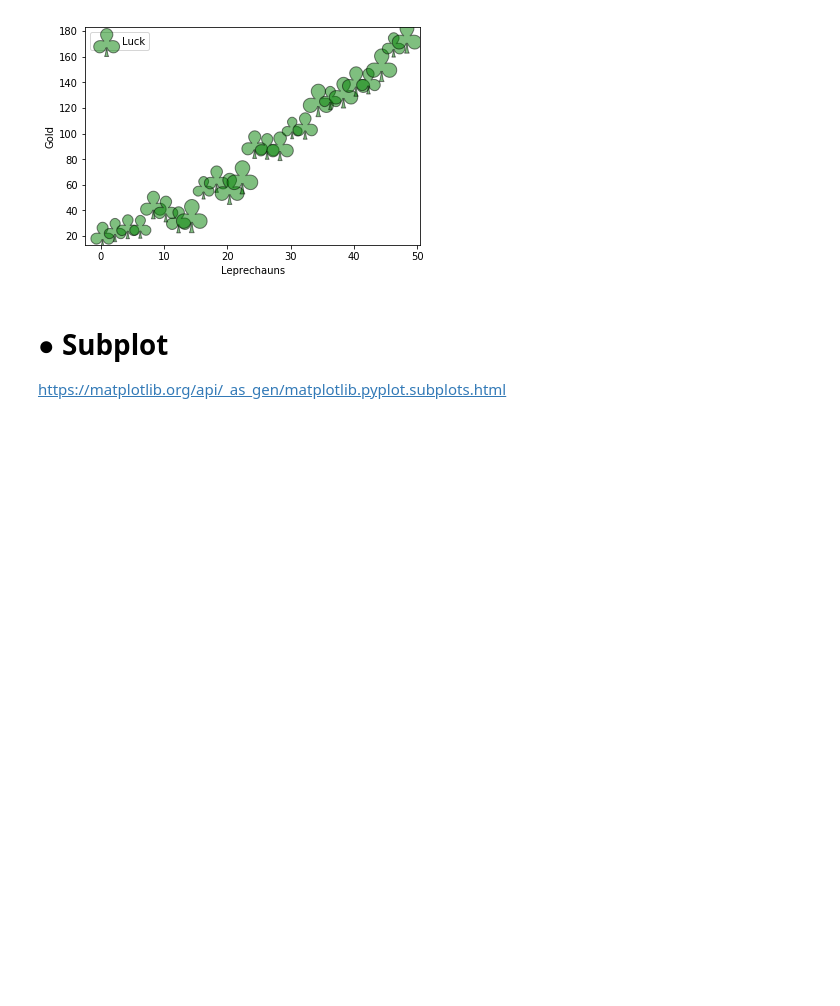
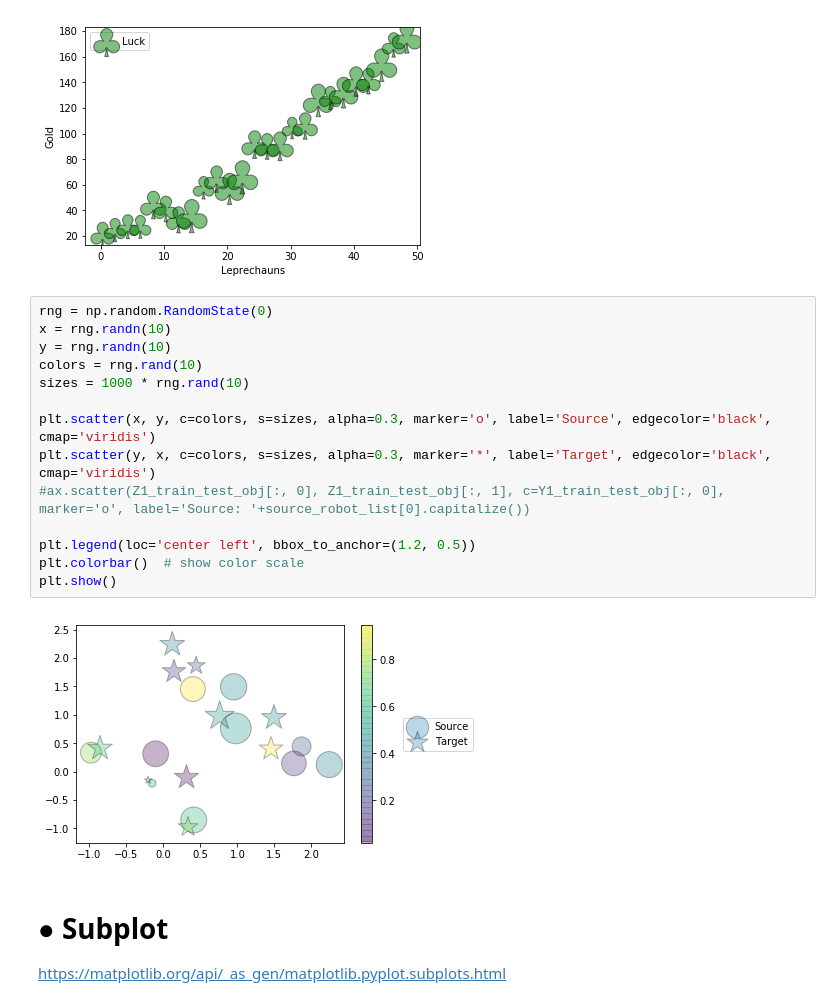
Before and after one commit to gtatiya/Python-Programming, a Jupyter notebook: Matplotlib API/pyplot.ipynb, the cells around one changed output. Cells and saved outputs as stored; diff of their text form; blank space fills up the shorter version.

```diff
--- a/Matplotlib API/pyplot.ipynb
+++ b/Matplotlib API/pyplot.ipynb
@@ -193,6 +196,22 @@ plt.legend(loc='upper left')
 plt.show()
 # %% [output]
 [figure]
+# %%
+rng = np.random.RandomState(0)
+x = rng.randn(10)
+y = rng.randn(10)
+colors = rng.rand(10)
+sizes = 1000 * rng.rand(10)
+
+plt.scatter(x, y, c=colors, s=sizes, alpha=0.3, marker='o', label='Source', edgecolor='black', cmap='viridis')
+plt.scatter(y, x, c=colors, s=sizes, alpha=0.3, marker='*', label='Target', edgecolor='black', cmap='viridis')
+#ax.scatter(Z1_train_test_obj[:, 0], Z1_train_test_obj[:, 1], c=Y1_train_test_obj[:, 0], marker='o', label='Source: '+source_robot_list[0].capitalize())
+
+plt.legend(loc='center left', bbox_to_anchor=(1.2, 0.5))
+plt.colorbar()  # show color scale
+plt.show()
+# %% [output]
+[figure, added]
 # %% [markdown]
 # <a id="Subplot">● Subplot</a>
 
```
Also changed, not shown: parts of 1 cell of this notebook, 1 other file.
